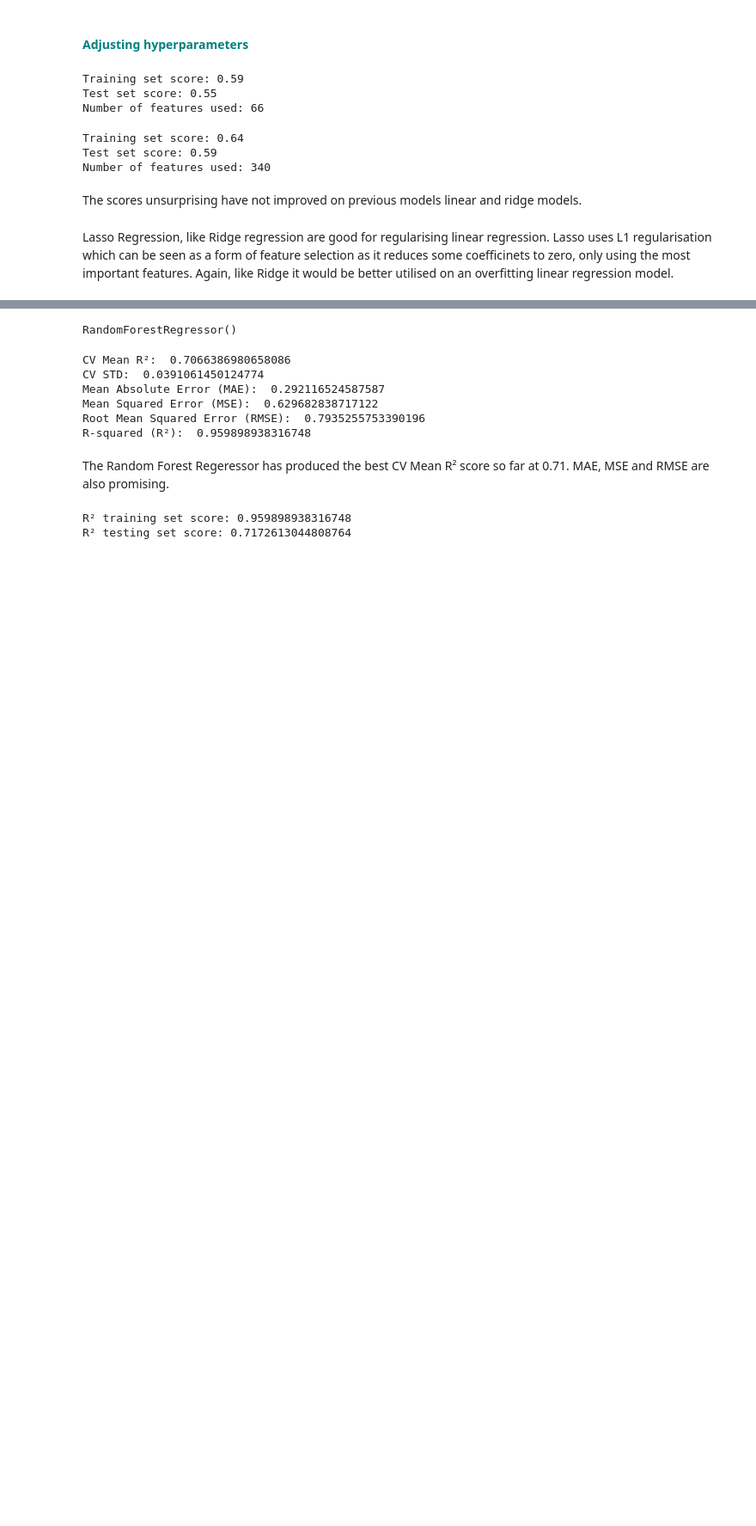
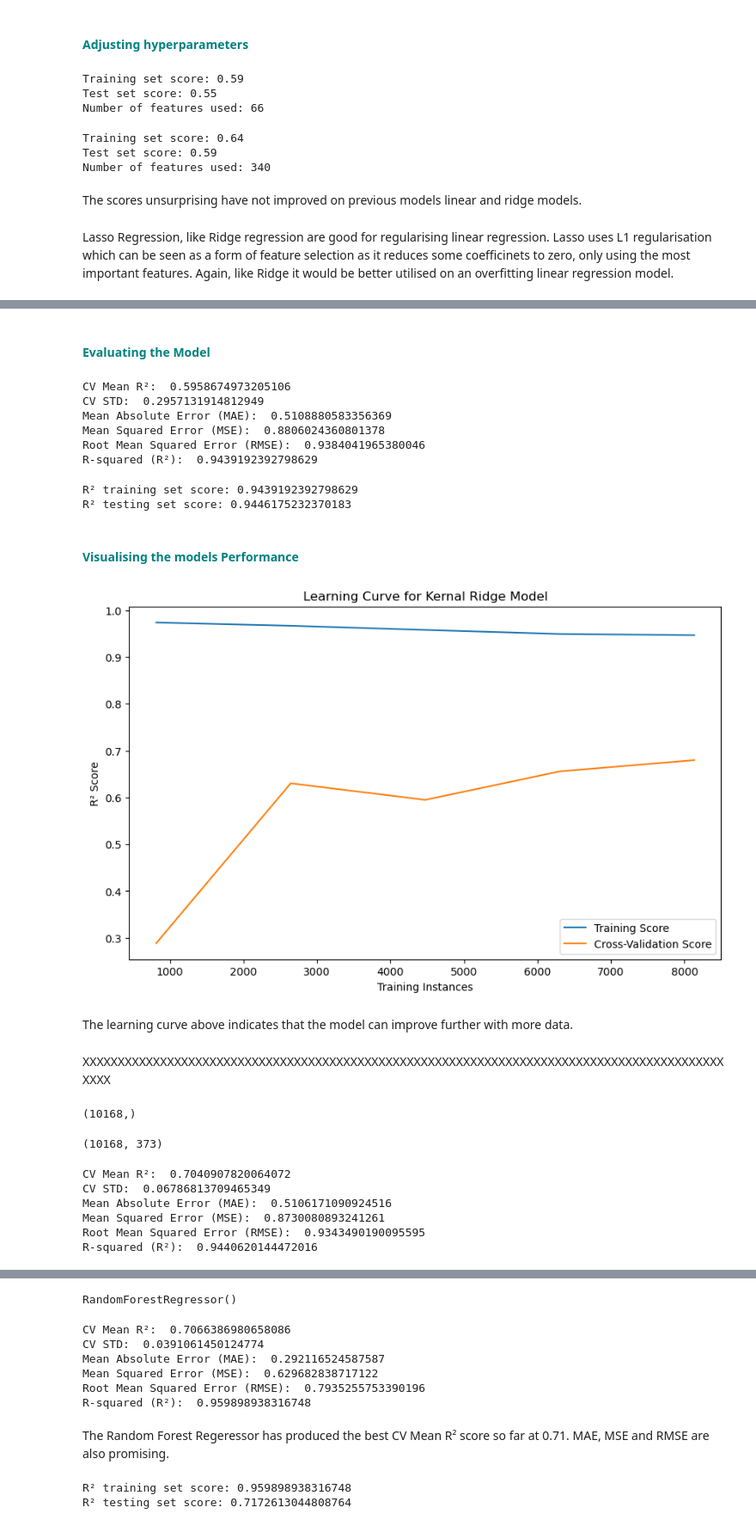
Before and after one commit to KaviCCT/Strategic_Thinking_CA2, a Jupyter notebook: Strategic_Thinking_CA2_part3_Modelling.ipynb, the cells around one changed output, grey strips where cells are left out. Shown at 86% size. Cells and saved outputs as stored; diff of their text form; code cells hidden in the pictures; blank space fills up the shorter version.

Commit message:
Modelling Continued

```diff
--- a/Strategic_Thinking_CA2_part3_Modelling.ipynb
+++ b/Strategic_Thinking_CA2_part3_Modelling.ipynb
@@ -952,0 +969,3 @@ Lasso Regression, like Ridge regression are good for regularising linear regress
+# %%
+#Instantiate and fit model
+kr = KernelRidge(alpha=0.1, kernel='poly', degree=2).fit(X, y)
@@ -952,0 +1043,43 @@ Lasso Regression, like Ridge regression are good for regularising linear regress
+# %%
+#Instantiate and fit model
+kr = KernelRidge(alpha = 2.0, kernel = 'poly', degree = 3, gamma = 0.01, coef0 = 5).fit(X, y)
+# %% [markdown]
+#### <span style="color:Teal">Evaluating the Model</span>
+# %%
+# Calculate the mean values and Standard deviation
+get_cv_scores(kr)
+# %% [output]
+CV Mean R²:  0.5958674973205106
+CV STD:  0.2957131914812949
+Mean Absolute Error (MAE):  0.5108880583356369
+Mean Squared Error (MSE):  0.8806024360801378
+Root Mean Squared Error (RMSE):  0.9384041965380046
+R-squared (R²):  0.9439192392798629
+# %%
+# Comparing training to testing results
+print(f'R² training set score: {kr.score(X_train, y_train)}')
+print(f'R² testing set score: {kr.score(X_test, y_test)}')
+# %% [output]
+R² training set score: 0.9439192392798629
+R² testing set score: 0.9446175232370183
+# %% [markdown]
+#### <span style="color:Teal">Visualising the models Performance</span>
+# %%
+from sklearn.model_selection import learning_curve
+
+train_sizes, train_scores, test_scores = learning_curve(kr, X, y, cv=5)
+
+plt.figure(figsize=(10, 6))
+plt.plot(train_sizes, np.mean(train_scores, axis=1), label='Training Score')
+plt.plot(train_sizes, np.mean(test_scores, axis=1), label='Cross-Validation Score')
+plt.xlabel('Training Instances')
+plt.ylabel('R² Score')
+plt.title('Learning Curve for Kernal Ridge Model')
+plt.legend()
+plt.show()
+# %% [output]
+[figure, added]
+# %% [markdown]
+The learning curve above indicates that the model can improve further with more data.
+# %% [markdown]
+XXXXXXXXXXXXXXXXXXXXXXXXXXXXXXXXXXXXXXXXXXXXXXXXXXXXXXXXXXXXXXXXXXXXXXXXXXXXXXXXXXXXXXXXXXXXXXX
@@ -952,0 +1088,4 @@ Lasso Regression, like Ridge regression are good for regularising linear regress
+# %%
+y.shape
+# %% [output]
+(10168,)
@@ -952,0 +1094,4 @@ Lasso Regression, like Ridge regression are good for regularising linear regress
+# %%
+X.shape
+# %% [output]
+(10168, 373)
@@ -952,0 +1104,10 @@ Lasso Regression, like Ridge regression are good for regularising linear regress
+# %%
+# Calculate the mean values and Standard deviation
+get_cv_scores(kr)
+# %% [output]
+CV Mean R²:  0.7040907820064072
+CV STD:  0.06786813709465349
+Mean Absolute Error (MAE):  0.5106171090924516
+Mean Squared Error (MSE):  0.8730080893241261
+Root Mean Squared Error (RMSE):  0.9343490190095595
+R-squared (R²):  0.9440620144472016
```
Also changed, not shown: parts of 33 cells of this notebook.
